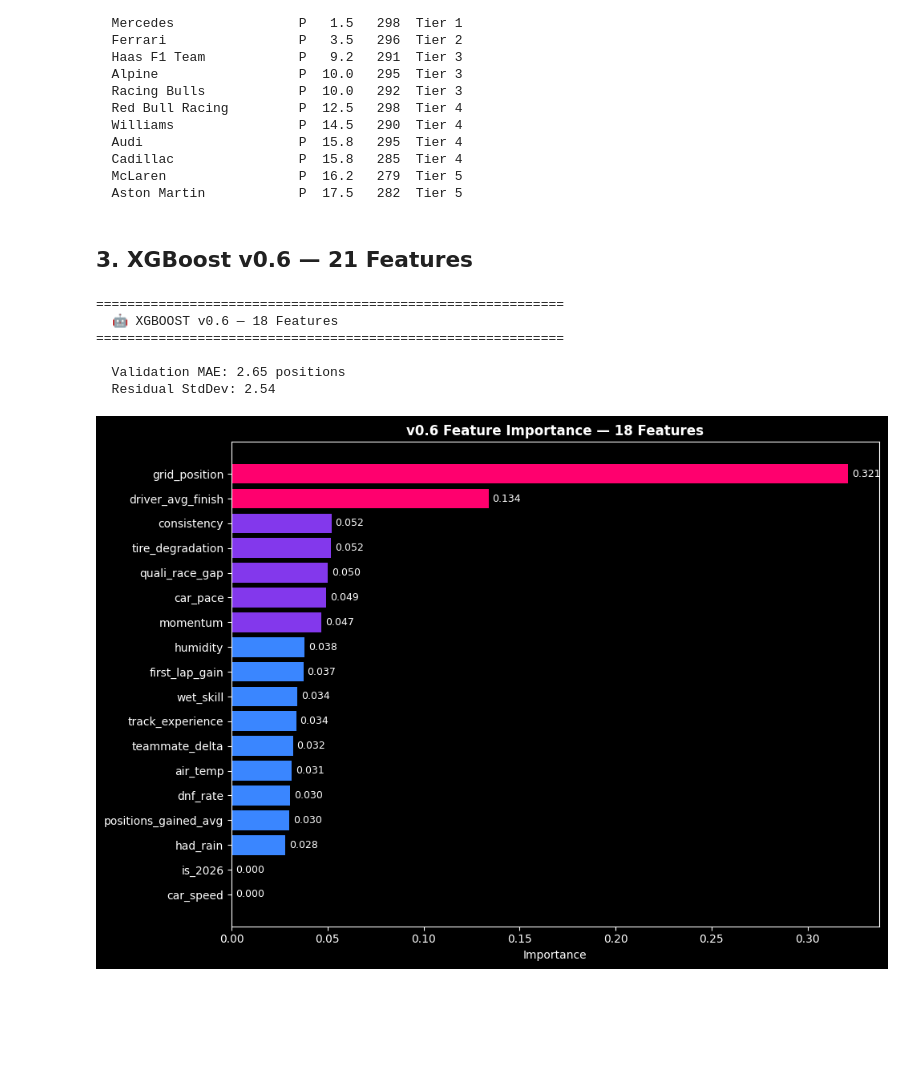
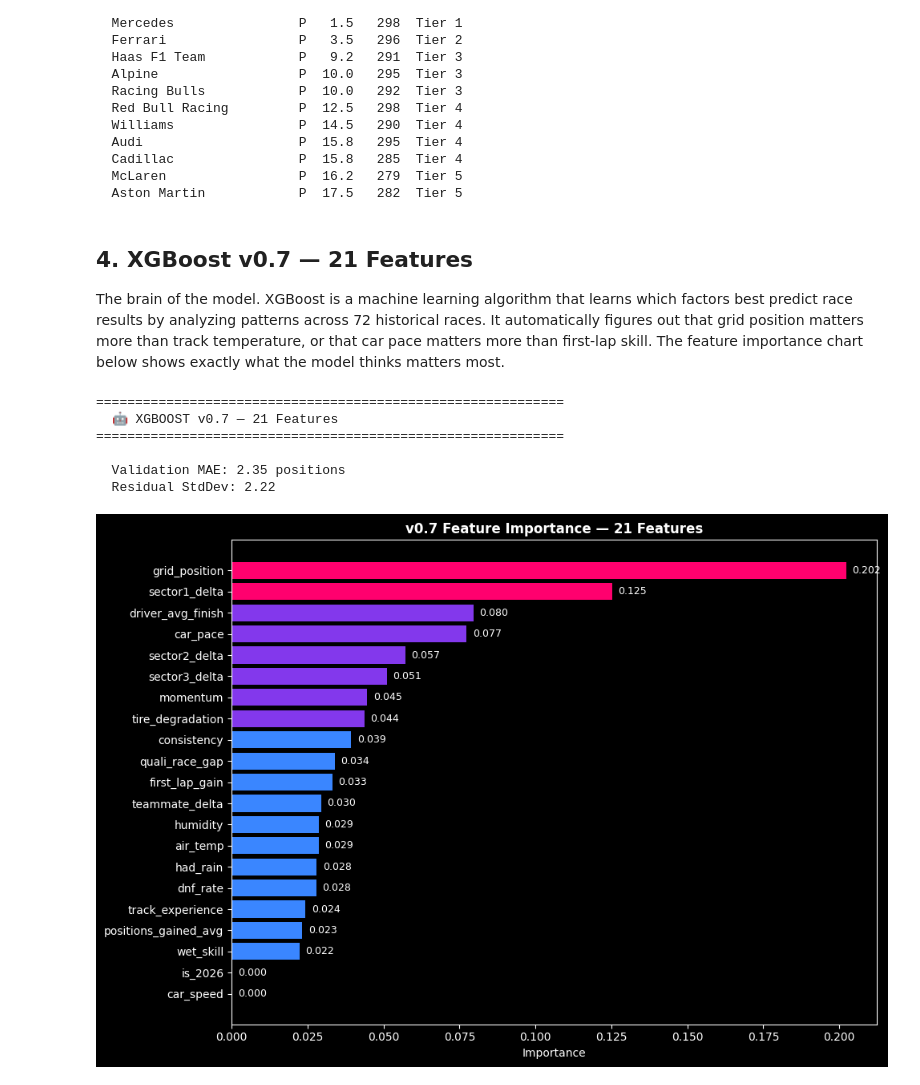
Before and after one commit to nina-coder/f1-predictions, a Jupyter notebook: notebooks/2026-R03-japan.ipynb, the cells around one changed output. Saved outputs shown, nothing was run; the diff lists cells and outputs as text; code cells hidden in the pictures; blank space fills up the shorter version.

```diff
--- a/notebooks/2026-R03-japan.ipynb
+++ b/notebooks/2026-R03-japan.ipynb
@@ -162,7 +244,9 @@ for _, r in cp.iterrows():
   McLaren                 P  16.2   279  Tier 5
   Aston Martin            P  17.5   282  Tier 5
 # %% [markdown]
-## 3. XGBoost v0.6 — 21 Features
+## 4. XGBoost v0.7 — 21 Features
+
+The brain of the model. XGBoost is a machine learning algorithm that learns which factors best predict race results by analyzing patterns across 72 historical races. It automatically figures out that grid position matters more than track temperature, or that car pace matters more than first-lap skill. The feature importance chart below shows exactly what the model thinks matters most.
 # %%
 # Build full feature set
 df['race_id'] = df['Year'].astype(str) + '_' + df['Round'].astype(str)
@@ -206,11 +290,14 @@ for race_seq in sorted(df['race_seq'].unique()):
             'consistency': driver_consistency.get(d, 1.5),
             'track_experience': len(hist[hist['RaceName']==rn]),
             'wet_skill': wg,
-            # NEW v0.6 features
+            # NEW v0.7 features
             'first_lap_gain': first_lap_avg.get(d, 0),
             'tire_degradation': tire_deg_avg.get(d, 0.03),
             'momentum': momentum.get(d, 0),
             'quali_race_gap': quali_race_gap.get(d, 0),
+            'sector1_delta': sector_s1.get(d, 0),
+            'sector2_delta': sector_s2.get(d, 0),
+            'sector3_delta': sector_s3.get(d, 0),
             # Weather
             'air_temp': row.get('avg_air_temp',22),
             'humidity': row.get('avg_humidity',50),
@@ -224,42 +311,42 @@ feat_df = pd.DataFrame(features_list).dropna(subset=['finish_position','grid_pos
 feature_cols = ['grid_position','car_pace','car_speed','driver_avg_finish',
     'positions_gained_avg','teammate_delta','dnf_rate','consistency',
     'track_experience','wet_skill','first_lap_gain','tire_degradation',
-    'momentum','quali_race_gap','air_temp','humidity','had_rain','is_2026']
+    'momentum','quali_race_gap','air_temp','humidity','had_rain','sector1_delta','sector2_delta','sector3_delta','is_2026']
 
 train = feat_df[(feat_df['Year']<2026)&(feat_df['DNF']==0)]
 val = feat_df[(feat_df['Year']==2026)&(feat_df['DNF']==0)]
 
 model = XGBRegressor(n_estimators=250,max_depth=6,learning_rate=0.08,
     subsample=0.8,colsample_bytree=0.8,random_state=42,verbosity=0)
 model.fit(train[feature_cols].fillna(0), train['finish_position'])
 
 vp = model.predict(val[feature_cols].fillna(0))
 mae = mean_absolute_error(val['finish_position'], vp)
 residual_std = np.std(val['finish_position'].values - vp)
 
 print("=" * 60)
-print(f"  🤖 XGBOOST v0.6 — {len(feature_cols)} Features")
+print(f"  🤖 XGBOOST v0.7 — {len(feature_cols)} Features")
 print("=" * 60)
 print(f"\n  Validation MAE: {mae:.2f} positions")
 print(f"  Residual StdDev: {residual_std:.2f}")
 
 imp = pd.DataFrame({'Feature':feature_cols,'Importance':model.feature_importances_}).sort_values('Importance',ascending=True)
 fig, ax = plt.subplots(figsize=(10,7))
 colors = ['#ff006e' if v>0.08 else '#8338ec' if v>0.04 else '#3a86ff' if v>0.02 else '#06ffa5' for v in imp['Importance']]
 ax.barh(imp['Feature'], imp['Importance'], color=colors)
 ax.set_xlabel('Importance')
-ax.set_title(f'v0.6 Feature Importance — {len(feature_cols)} Features', fontweight='bold')
+ax.set_title(f'v0.7 Feature Importance — {len(feature_cols)} Features', fontweight='bold')
 for i,(f,v) in enumerate(zip(imp['Feature'],imp['Importance'])):
     ax.text(v+0.002,i,f'{v:.3f}',va='center',fontsize=9)
 plt.tight_layout()
 plt.savefig('../data/importance_v6.png', dpi=150, bbox_inches='tight')
 plt.show()
 # %% [output]
 ============================================================
-  🤖 XGBOOST v0.6 — 18 Features
+  🤖 XGBOOST v0.7 — 21 Features
 ============================================================
 
-  Validation MAE: 2.65 positions
-  Residual StdDev: 2.54
+  Validation MAE: 2.35 positions
+  Residual StdDev: 2.22
-[figure, old version]
+[figure, new version]
 # %% [markdown]
```
Also changed, not shown: parts of 18 cells of this notebook, 2 other files.
